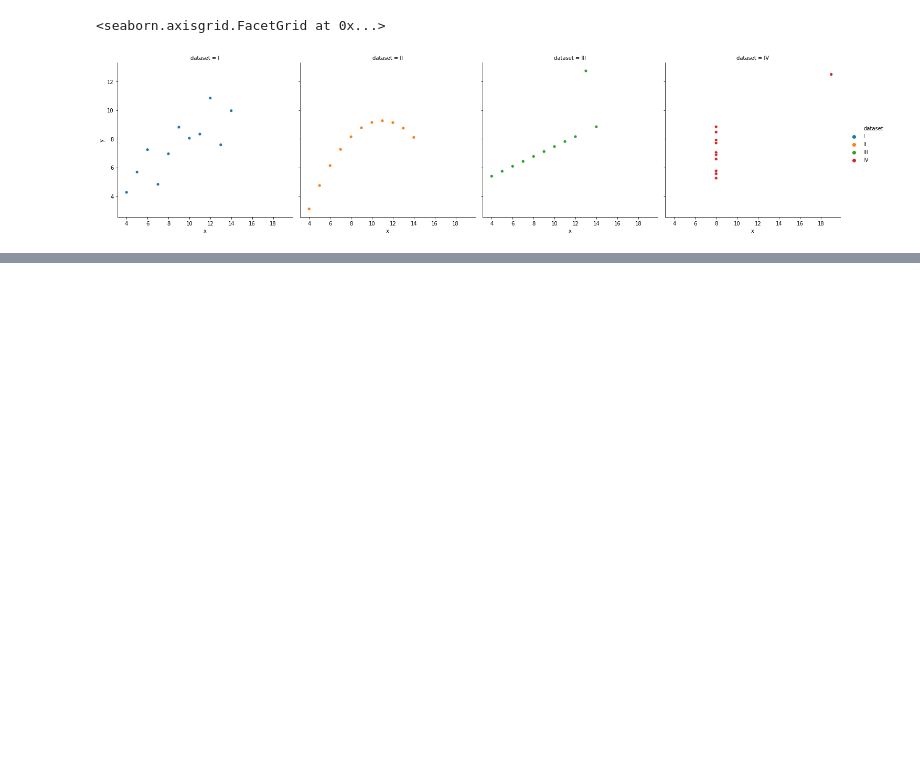
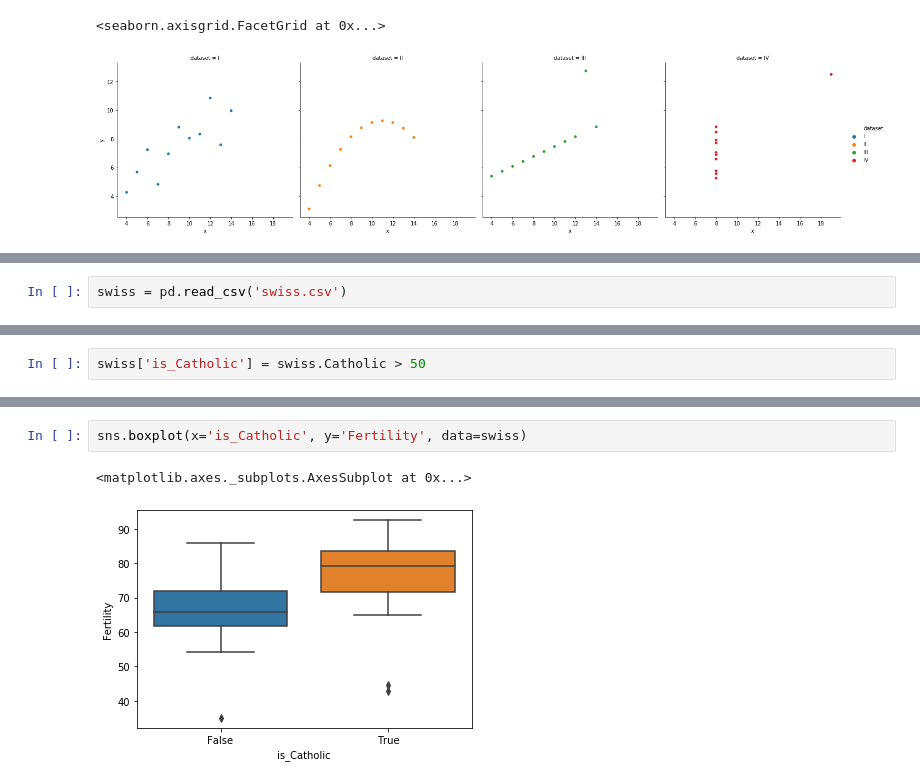
Before and after one commit to flambuth/python-exercises, a Jupyter notebook: 4.9_seaborn_exercises.ipynb, the cells around one changed output, grey strips where cells are left out. Saved outputs shown, nothing was run; the diff lists cells and outputs as text; blank space fills up the shorter version.

```diff
--- a/4.9_seaborn_exercises.ipynb
+++ b/4.9_seaborn_exercises.ipynb
@@ -93,0 +67,2 @@ The code that caused this warning is on line 376 of the file /usr/local/anaconda
+# %%
+swiss = pd.read_csv('swiss.csv')
@@ -93,0 +89,2 @@ The code that caused this warning is on line 376 of the file /usr/local/anaconda
+# %%
+swiss['is_Catholic'] = swiss.Catholic > 50
@@ -93,0 +100,5 @@ The code that caused this warning is on line 376 of the file /usr/local/anaconda
+# %%
+sns.boxplot(x='is_Catholic', y='Fertility', data=swiss)
+# %% [output]
+<matplotlib.axes._subplots.AxesSubplot at 0x...>
+[figure, added]
```
Also changed, not shown: parts of 34 cells of this notebook, 1 other file.
